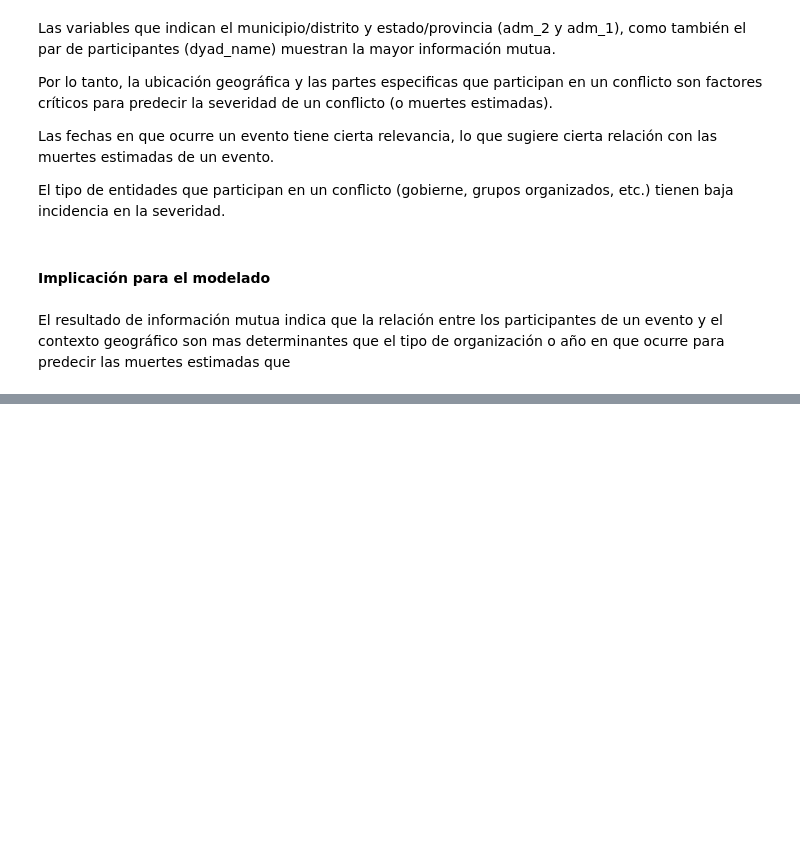
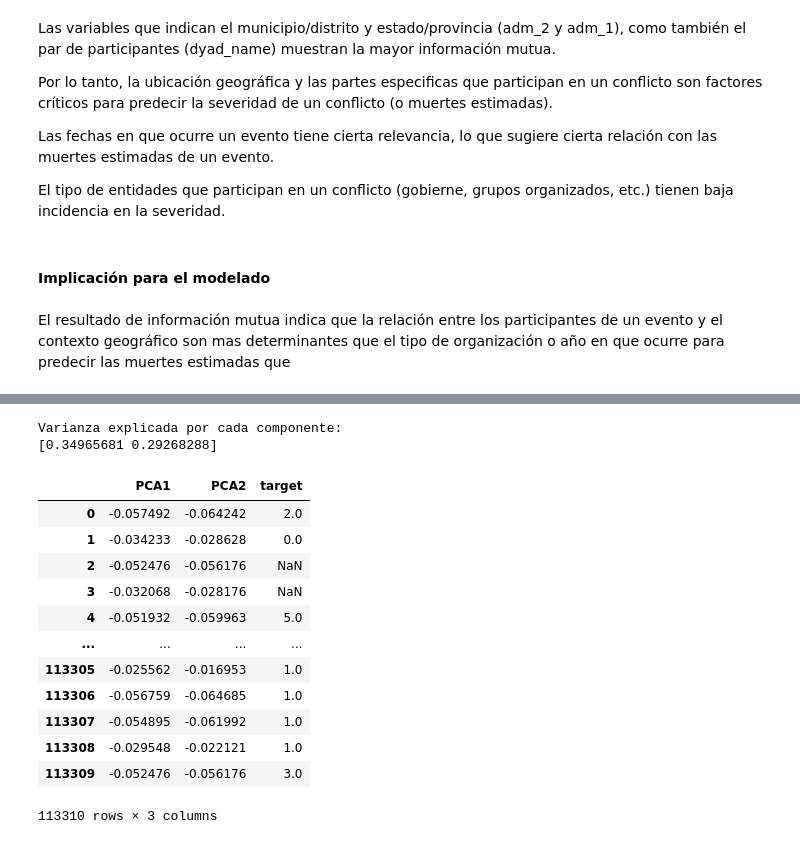
Before and after one commit to SantiagoCasado/CEIA_Analisis_Datos, a Jupyter notebook: add_tp1.ipynb, the cells around one changed output, grey strips where cells are left out. Drawn from its saved outputs; the diff is of its cells as text; code cells hidden in the pictures; blank space fills up the shorter version.

```diff
--- a/add_tp1.ipynb
+++ b/add_tp1.ipynb
@@ -1693,0 +1768,25 @@ El resultado de información mutua indica que la relación entre los participant
+# %%
+# % de varianza capturada por cada componente
+print("Varianza explicada por cada componente:")
+print(pca.explained_variance_ratio_)
+# %% [output]
+Varianza explicada por cada componente:
+[0.34965681 0.29268288]
+# %%
+df_pca = pd.DataFrame(X_train_pca, columns=['PCA1', 'PCA2'])
+df_pca['target'] = y_train
+df_pca
+# %% [output]
+|  | PCA1 | PCA2 | target |
+| 0 | -0.057492 | -0.064242 | 2.0 |
+| 1 | -0.034233 | -0.028628 | 0.0 |
+| 2 | -0.052476 | -0.056176 | NaN |
+| 3 | -0.032068 | -0.028176 | NaN |
+| 4 | -0.051932 | -0.059963 | 5.0 |
+| ... | ... | ... | ... |
+| 113305 | -0.025562 | -0.016953 | 1.0 |
+| 113306 | -0.056759 | -0.064685 | 1.0 |
+| 113307 | -0.054895 | -0.061992 | 1.0 |
+| 113308 | -0.029548 | -0.022121 | 1.0 |
+| 113309 | -0.052476 | -0.056176 | 3.0 |
+113310 rows × 3 columns
```
Also changed, not shown: parts of 14 cells of this notebook.
